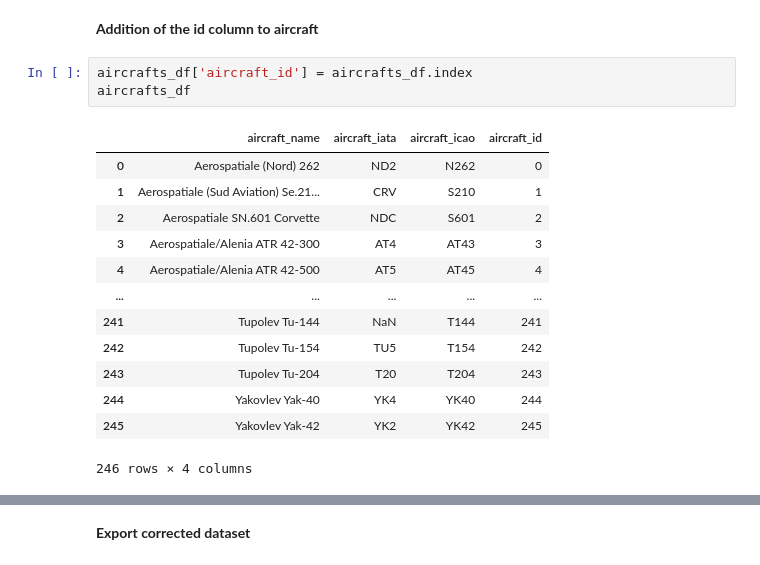
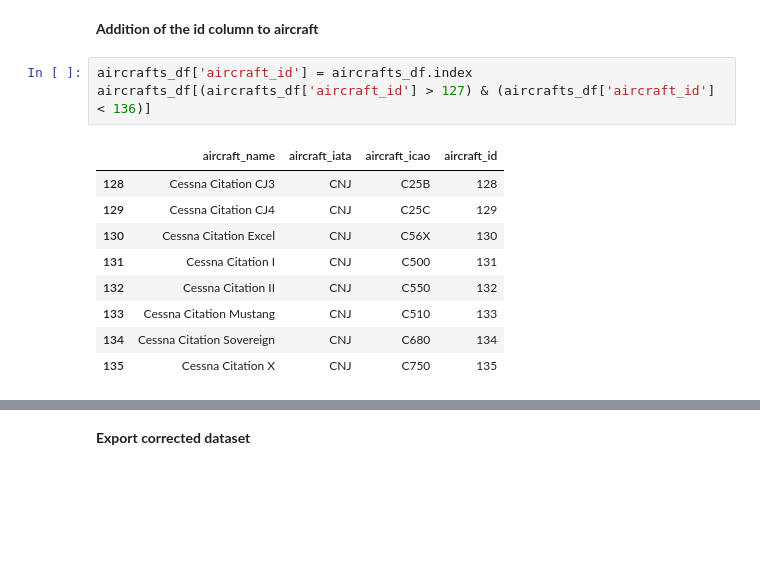
Before and after one commit to hadri96/Travel_agency_database, a Jupyter notebook: Datasets_exploration.ipynb, the cells around one changed output, grey strips where cells are left out. Drawn from its saved outputs; the diff is of its cells as text; blank space fills up the shorter version.

```diff
--- a/Datasets_exploration.ipynb
+++ b/Datasets_exploration.ipynb
@@ -114,21 +113,17 @@ dtype: object
 **Addition of the id column to aircraft**
 # %%
 aircrafts_df['aircraft_id'] = aircrafts_df.index
-aircrafts_df
+aircrafts_df[(aircrafts_df['aircraft_id'] > 127) & (aircrafts_df['aircraft_id'] < 136)]
 # %% [output]
 |  | aircraft_name | aircraft_iata | aircraft_icao | aircraft_id |
-| 0 | Aerospatiale (Nord) 262 | ND2 | N262 | 0 |
-| 1 | Aerospatiale (Sud Aviation) Se.21... | CRV | S210 | 1 |
-| 2 | Aerospatiale SN.601 Corvette | NDC | S601 | 2 |
-| 3 | Aerospatiale/Alenia ATR 42-300 | AT4 | AT43 | 3 |
-| 4 | Aerospatiale/Alenia ATR 42-500 | AT5 | AT45 | 4 |
-| ... | ... | ... | ... | ... |
-| 241 | Tupolev Tu-144 | NaN | T144 | 241 |
-| 242 | Tupolev Tu-154 | TU5 | T154 | 242 |
-| 243 | Tupolev Tu-204 | T20 | T204 | 243 |
-| 244 | Yakovlev Yak-40 | YK4 | YK40 | 244 |
-| 245 | Yakovlev Yak-42 | YK2 | YK42 | 245 |
+| 128 | Cessna Citation CJ3 | CNJ | C25B | 128 |
+| 129 | Cessna Citation CJ4 | CNJ | C25C | 129 |
+| 130 | Cessna Citation Excel | CNJ | C56X | 130 |
+| 131 | Cessna Citation I | CNJ | C500 | 131 |
+| 132 | Cessna Citation II | CNJ | C550 | 132 |
+| 133 | Cessna Citation Mustang | CNJ | C510 | 133 |
+| 134 | Cessna Citation Sovereign | CNJ | C680 | 134 |
+| 135 | Cessna Citation X | CNJ | C750 | 135 |
-246 rows × 4 columns
 # %%
 aircrafts_df.columns = ['aircraft_name', 'iata_code', 'icao_code', 'aircraft_id']
 
```
Also changed, not shown: parts of 30 cells of this notebook.
